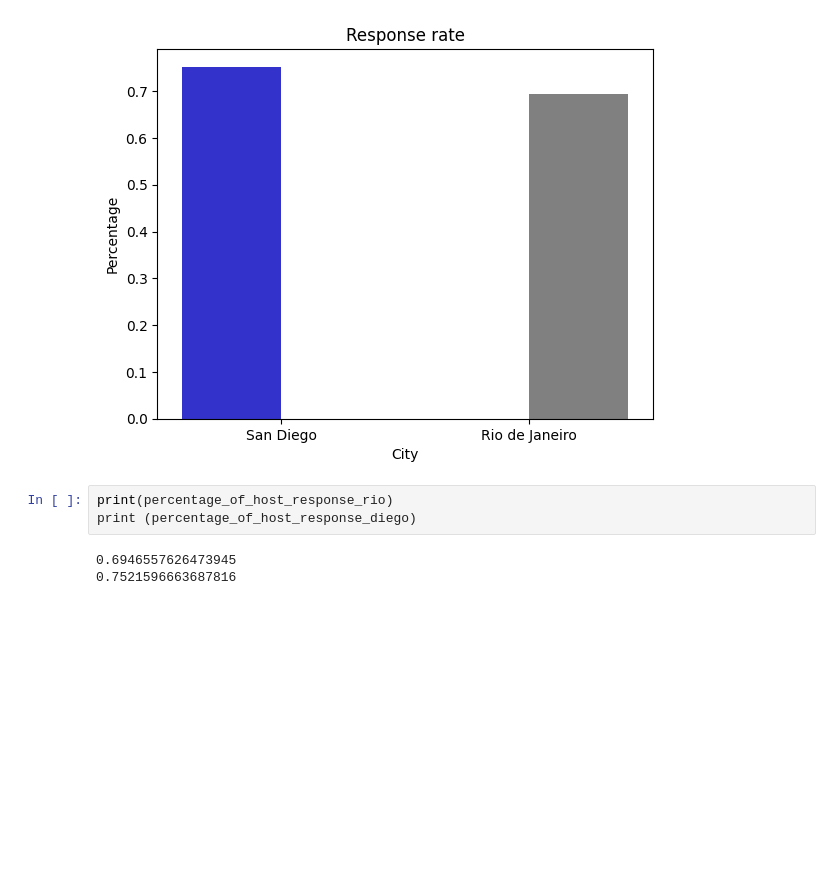
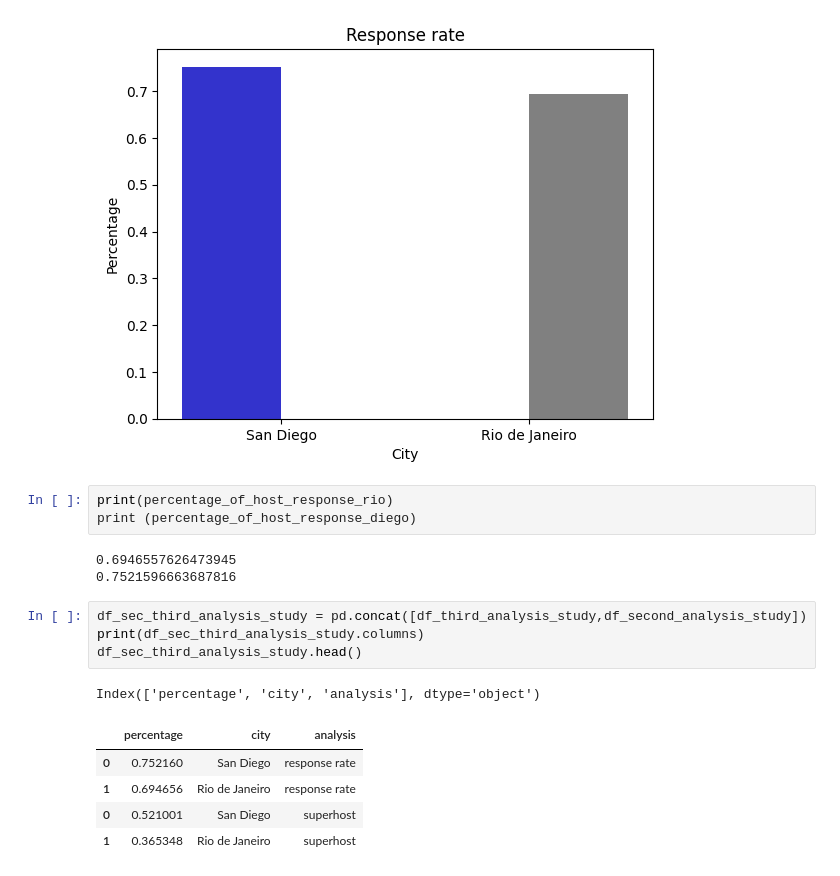
Before and after one commit to mulhermaonocodigo/data_science_introduction, a Jupyter notebook: airbnb_analysis.ipynb, the cells around one changed output. Drawn from its saved outputs; the diff is of its cells as text; blank space fills up the shorter version.

```diff
--- a/airbnb_analysis.ipynb
+++ b/airbnb_analysis.ipynb
@@ -174,3 +194,14 @@ print (percentage_of_host_response_diego)
 # %% [output]
 0.6946557626473945
 0.7521596663687816
+# %%
+df_sec_third_analysis_study = pd.concat([df_third_analysis_study,df_second_analysis_study])
+print(df_sec_third_analysis_study.columns)
+df_sec_third_analysis_study.head()
+# %% [output]
+Index(['percentage', 'city', 'analysis'], dtype='object')
+|  | percentage | city | analysis |
+| 0 | 0.752160 | San Diego | response rate |
+| 1 | 0.694656 | Rio de Janeiro | response rate |
+| 0 | 0.521001 | San Diego | superhost |
+| 1 | 0.365348 | Rio de Janeiro | superhost |
```
Also changed, not shown: parts of 22 cells of this notebook, 2 other files.
